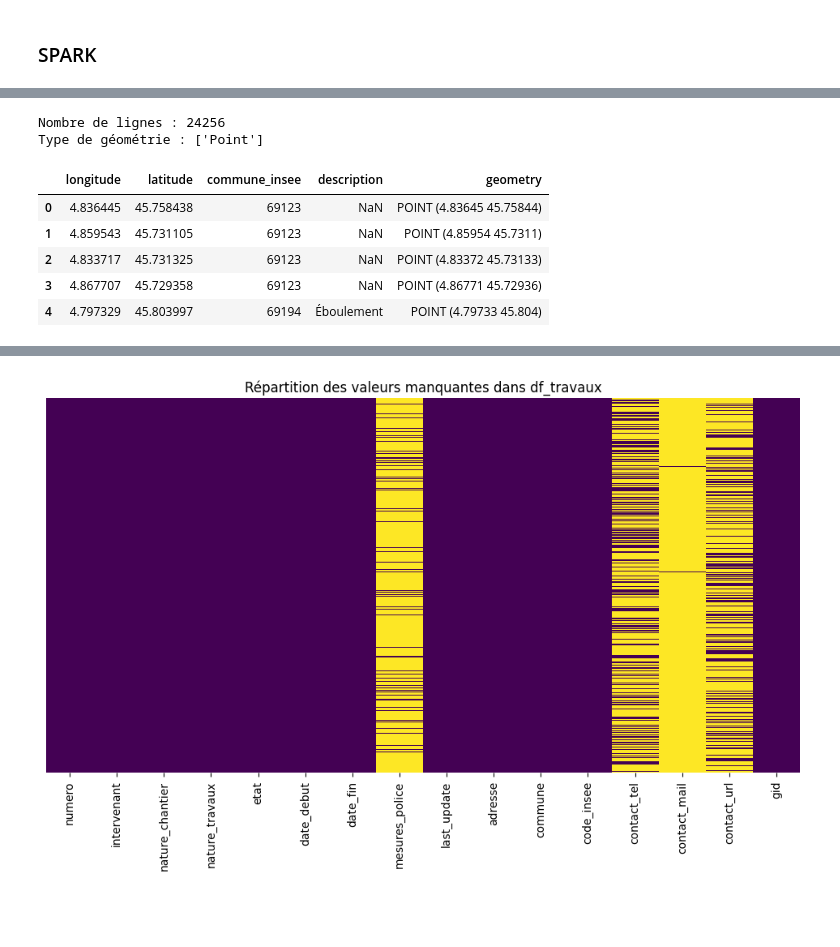
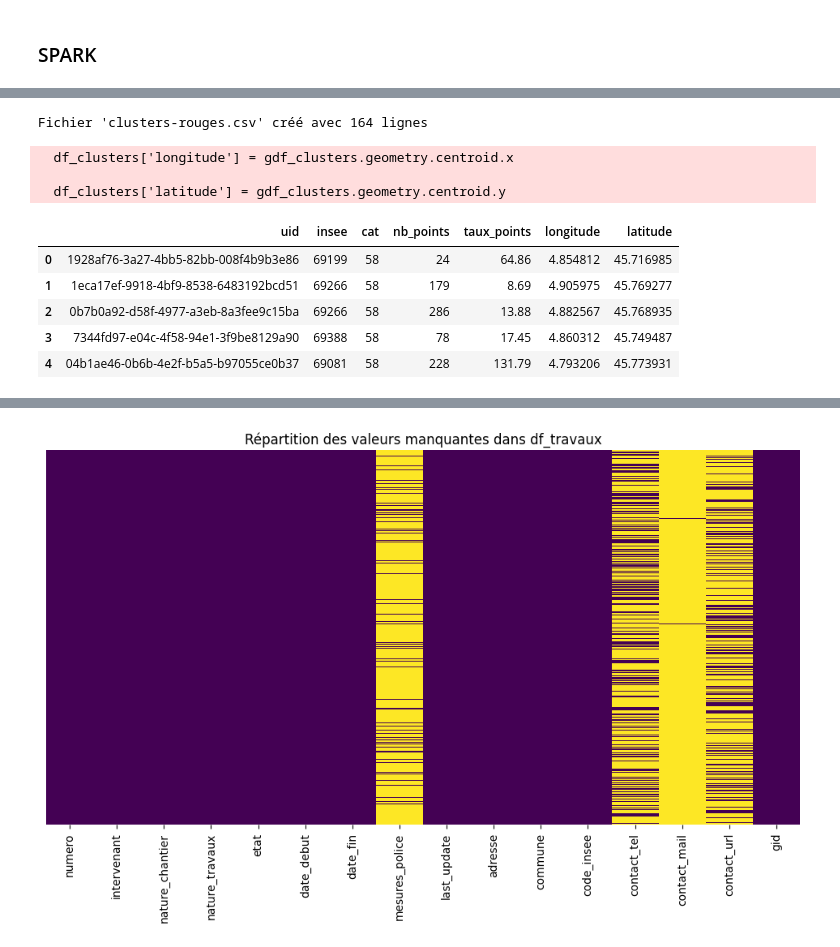
Before and after one commit to Lilian2588/datathon, a Jupyter notebook: main.ipynb, the cells around one changed output, grey strips where cells are left out. Cells and saved outputs as stored; diff of their text form; code cells hidden in the pictures; blank space fills up the shorter version.

```diff
--- a/main.ipynb
+++ b/main.ipynb
@@ -33,32 +35,30 @@ Successfully installed pyarrow-22.0.0
 # %%
 import geopandas as gpd
-from shapely.geometry import Point
+import pandas as pd
 
-# 1. Lecture du fichier CSV avec Pandas
-file_path = "points_rouges_lyon_complet.csv"
-df = pd.read_csv(file_path)
+# Lire le fichier GeoJSON
+gdf_clusters = gpd.read_file('data_coord/clusters-rouges-200046977.geojson')
 
-# 2. Conversion du DataFrame en GeoDataFrame
-# On crée la colonne 'geometry' à partir des colonnes longitude et latitude
-gdf = gpd.GeoDataFrame(
-    df,
-    geometry=gpd.points_from_xy(df.longitude, df.latitude),
-    crs="EPSG:4326"  # Système de coordonnées standard (WGS84)
-)
+# Extraire les propriétés et coordonnées du centroid
+df_clusters = pd.DataFrame(gdf_clusters.drop(columns='geometry'))
+df_clusters['longitude'] = gdf_clusters.geometry.centroid.x
+df_clusters['latitude'] = gdf_clusters.geometry.centroid.y
 
-# Affichage des premières lignes
-print(f"Nombre de lignes : {len(gdf)}")
-print(f"Type de géométrie : {gdf.geometry.type.unique()}")
-display(gdf.head())
+# Exporter en CSV
+df_clusters.to_csv('data_coord/clusters-rouges.csv', index=False)
+print(f"Fichier 'clusters-rouges.csv' créé avec {len(df_clusters)} lignes")
+display(df_clusters.head())
 # %% [output]
-Nombre de lignes : 24256
-Type de géométrie : ['Point']
+Fichier 'clusters-rouges.csv' créé avec 164 lignes
+  df_clusters['longitude'] = gdf_clusters.geometry.centroid.x
+
+  df_clusters['latitude'] = gdf_clusters.geometry.centroid.y
-|  | longitude | latitude | commune_insee | description | geometry |
-| 0 | 4.836445 | 45.758438 | 69123 | NaN | POINT (4.83645 45.75844) |
-| 1 | 4.859543 | 45.731105 | 69123 | NaN | POINT (4.85954 45.7311) |
-| 2 | 4.833717 | 45.731325 | 69123 | NaN | POINT (4.83372 45.73133) |
-| 3 | 4.867707 | 45.729358 | 69123 | NaN | POINT (4.86771 45.72936) |
-| 4 | 4.797329 | 45.803997 | 69194 | Éboulement | POINT (4.79733 45.804) |
+|  | uid | insee | cat | nb_points | taux_points | longitude | latitude |
+| 0 | 1928af76-3a27-4bb5-82bb-008f4b9b3e86 | 69199 | 58 | 24 | 64.86 | 4.854812 | 45.716985 |
+| 1 | 1eca17ef-9918-4bf9-8538-6483192bcd51 | 69266 | 58 | 179 | 8.69 | 4.905975 | 45.769277 |
+| 2 | 0b7b0a92-d58f-4977-a3eb-8a3fee9c15ba | 69266 | 58 | 286 | 13.88 | 4.882567 | 45.768935 |
+| 3 | 7344fd97-e04c-4f58-94e1-3f9be8129a90 | 69388 | 58 | 78 | 17.45 | 4.860312 | 45.749487 |
+| 4 | 04b1ae46-0b6b-4e2f-b5a5-b97055ce0b37 | 69081 | 58 | 228 | 131.79 | 4.793206 | 45.773931 |
 # %%
 import osmnx as ox
 import geopandas as gpd
```
Also changed, not shown: parts of 9 cells of this notebook, 8 other files.
